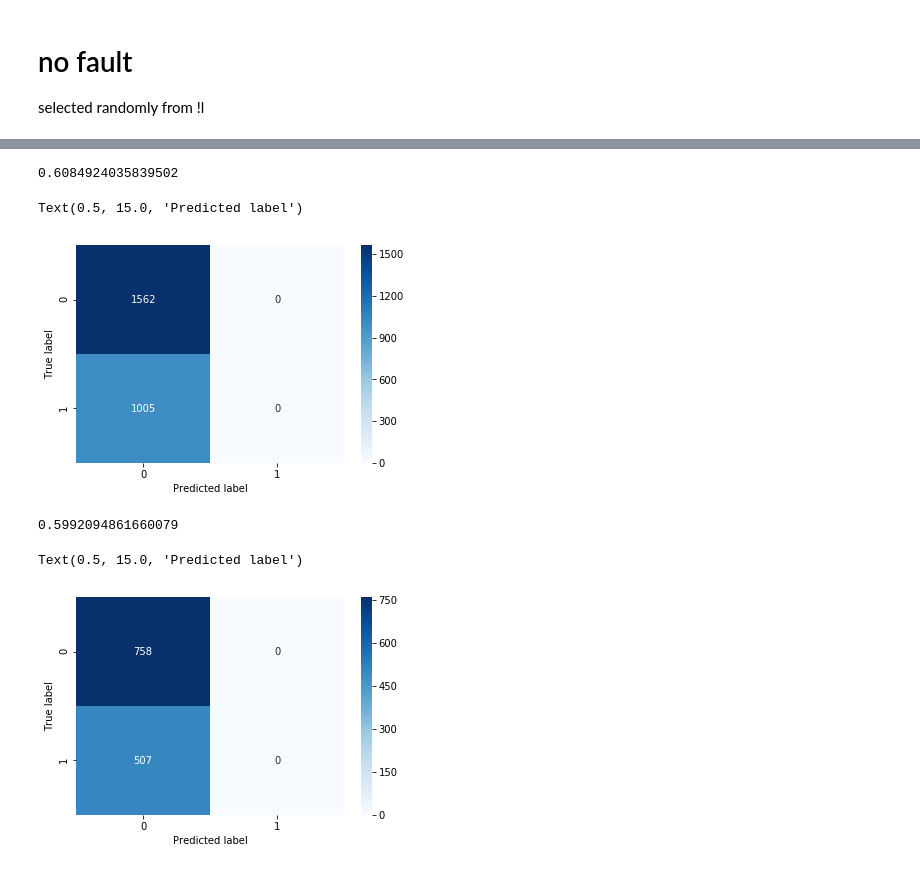
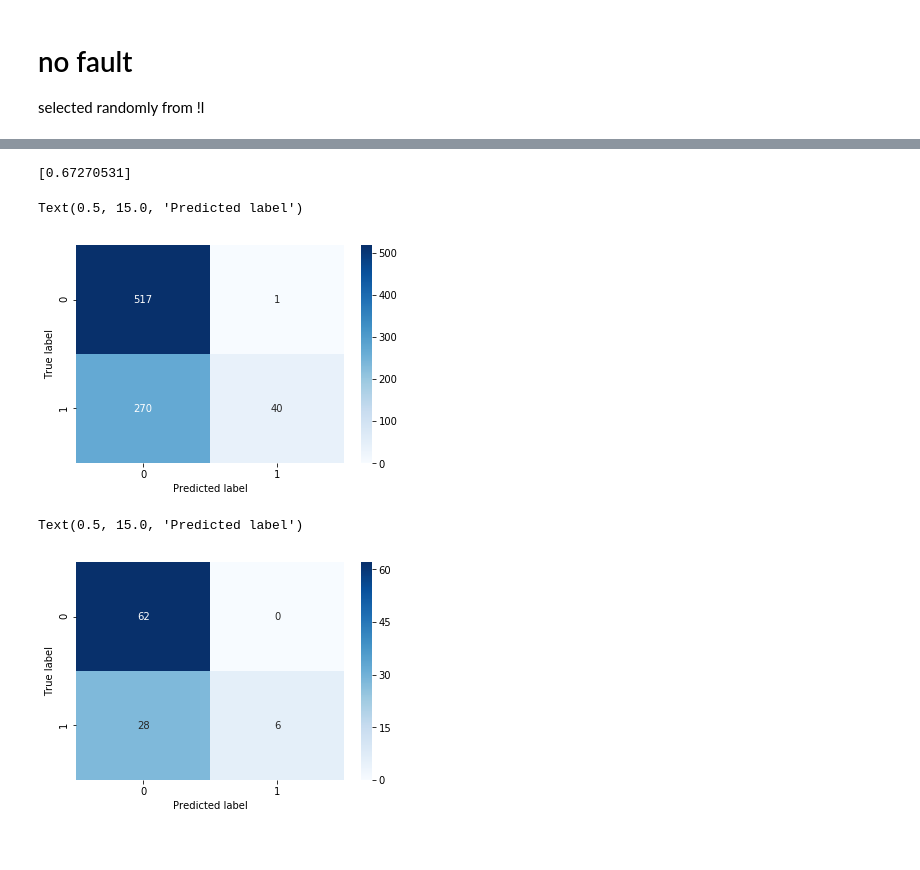
Before and after one commit to susano0/Electric-Fault-Prediction, a Jupyter notebook: TS_LSTM.ipynb, the cells around one changed output, grey strips where cells are left out. Saved outputs shown, nothing was run; the diff lists cells and outputs as text; code cells hidden in the pictures.

Commit message:
data leakages removed (probably), f1=0.3/0.7, prediction 15m in advance

```diff
--- a/TS_LSTM.ipynb
+++ b/TS_LSTM.ipynb
@@ -189 +95,14 @@ y.shape
 x_train, x_test, y_train, y_test = train_test_split(X, y, test_size=0.2)
+# %%
+x_train = x_train.reset_index(drop=True)
+y_train = y_train.reset_index(drop=True)
+
+x_train = pd.concat([x_train, no_faults_fun()]).reset_index(drop=True)
+y_train = pd.concat([y_train, pd.DataFrame([0]*len(X_no_faults))]).reset_index(drop=True)
+# %%
+mask = y_train[0]==1
+x_train = pd.concat([x_train, x_train[mask]]).reset_index(drop=True)
+y_train = pd.concat([y_train, y_train[mask]]).reset_index(drop=True)
+#mask = y_train==1
+#x_train = pd.concat([x_train, x_train[mask]])
+#y_train = pd.concat([y_train, y_train[mask]])
@@ -190 +113,6 @@ x_train, x_test, y_train, y_test = train_test_split(X, y, test_size=0.2)
+# %%
+x_train = np.array(x_train).reshape(x_train.shape[0], x_train.shape[1], 1)
+y_train = np.array(y_train)
+x_test = np.array(x_test).reshape(x_test.shape[0], x_test.shape[1], 1)
+y_test = np.array(y_test)
 # %%
@@ -200,5 +128,5 @@ model.add(Dense(1, activation='sigmoid'))
 # %%
 model.compile(loss = 'binary_crossentropy' , optimizer='adam',metrics=['accuracy'])
 # %%
-history = model.fit(x_train,y_train,epochs=50,validation_split=0.2,batch_size=3000)
+history = model.fit(x_train,y_train,epochs=50,validation_split=0.2,batch_size=1000)
 # %% [output]
@@ -232,28 +174,24 @@ plt.show()
 # %%
-pred = model.predict(x_train)
-predict_classes = pred.argmax(axis = 1)
 # Accuracy
-print(sum(predict_classes==y_train)/len(y_train))
+print(sum(pred_train==y_train)/len(y_train))
 
-cm = confusion_matrix(y_train,predict_classes)
-sns.heatmap(confusion_matrix(y_train,predict_classes),annot=True,fmt='d',cmap="Blues")
+cm = confusion_matrix(y_train,pred_train)
+sns.heatmap(confusion_matrix(y_train,pred_train),annot=True,fmt='d',cmap="Blues")
 plt.ylabel('True label')
 plt.xlabel('Predicted label')
 # %% [output]
-0.6084924035839502
+[0.67270531]
 Text(0.5, 15.0, 'Predicted label')
-[figure, old version]
+[figure, new version]
 # %%
-pred = model.predict(x_test)
-predict_classes = pred.argmax(axis = 1)
+pred_test = model.predict_classes(x_test)
 # Accuracy
-print(sum(predict_classes==y_test)/len(y_test))
+#print(sum(predict_classes==y_test)/len(y_test))
 
-cm = confusion_matrix(y_test,predict_classes)
-sns.heatmap(confusion_matrix(y_test,predict_classes),annot=True,fmt='d',cmap="Blues")
+cm = confusion_matrix(y_test,pred_test)
+sns.heatmap(confusion_matrix(y_test,pred_test),annot=True,fmt='d',cmap="Blues")
 plt.ylabel('True label')
 plt.xlabel('Predicted label')
 # %% [output]
-0.5992094861660079
+Text(0.5, 15.0, 'Predicted label')
-Text(0.5, 15.0, 'Predicted label')
-[figure, old version]
+[figure, new version]
```
Also changed, not shown: parts of 24 cells of this notebook, 2 other files.
